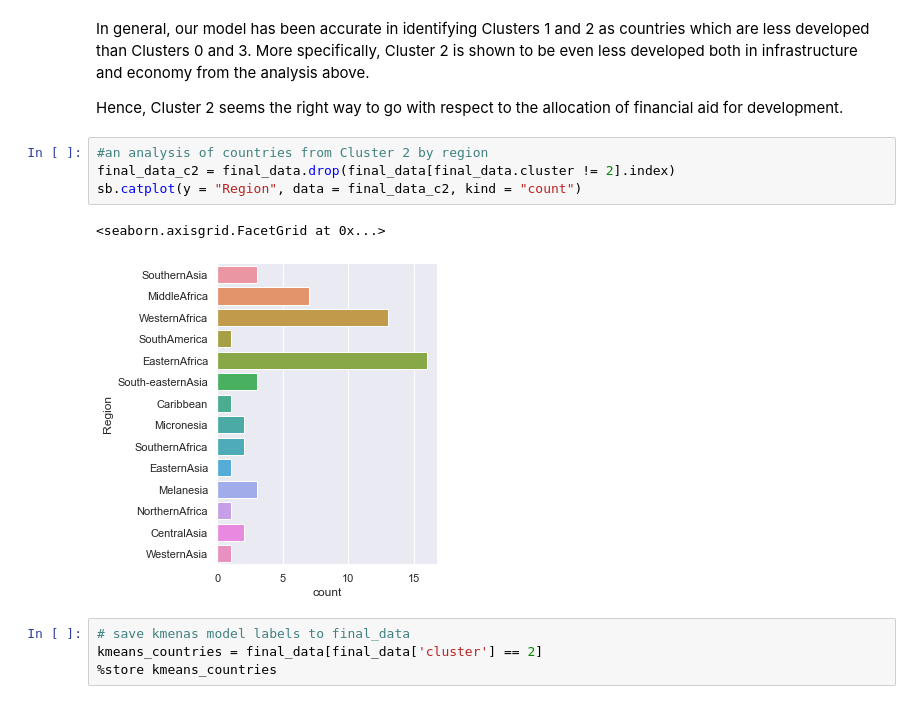
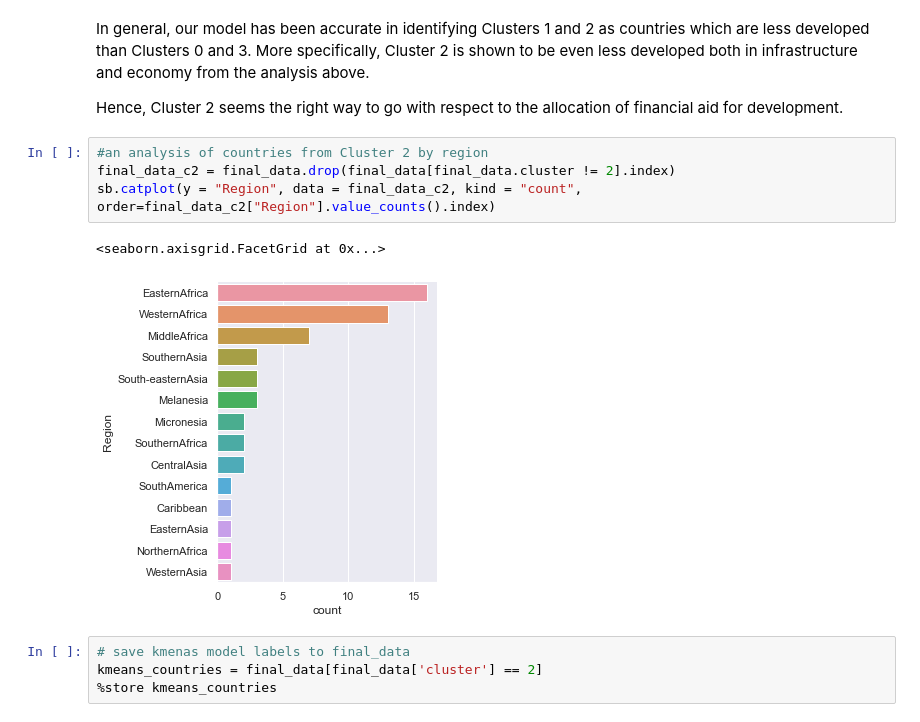
Before and after one commit to Snail664/country-clustering, a Jupyter notebook: clustering.ipynb, the cells around one changed output. Saved outputs shown, nothing was run; the diff lists cells and outputs as text.

Commit message:
ordered the barplot

```diff
--- a/clustering.ipynb
+++ b/clustering.ipynb
@@ -330,10 +330,10 @@ Hence, Cluster 2 seems the right way to go with respect to the allocation of fin
 # %%
 #an analysis of countries from Cluster 2 by region
 final_data_c2 = final_data.drop(final_data[final_data.cluster != 2].index)
-sb.catplot(y = "Region", data = final_data_c2, kind = "count")
+sb.catplot(y = "Region", data = final_data_c2, kind = "count", order=final_data_c2["Region"].value_counts().index)
 # %% [output]
 <seaborn.axisgrid.FacetGrid at 0x...>
-[figure, old version]
+[figure, new version]
 # %%
 # save kmenas model labels to final_data
 kmeans_countries = final_data[final_data['cluster'] == 2]
```
